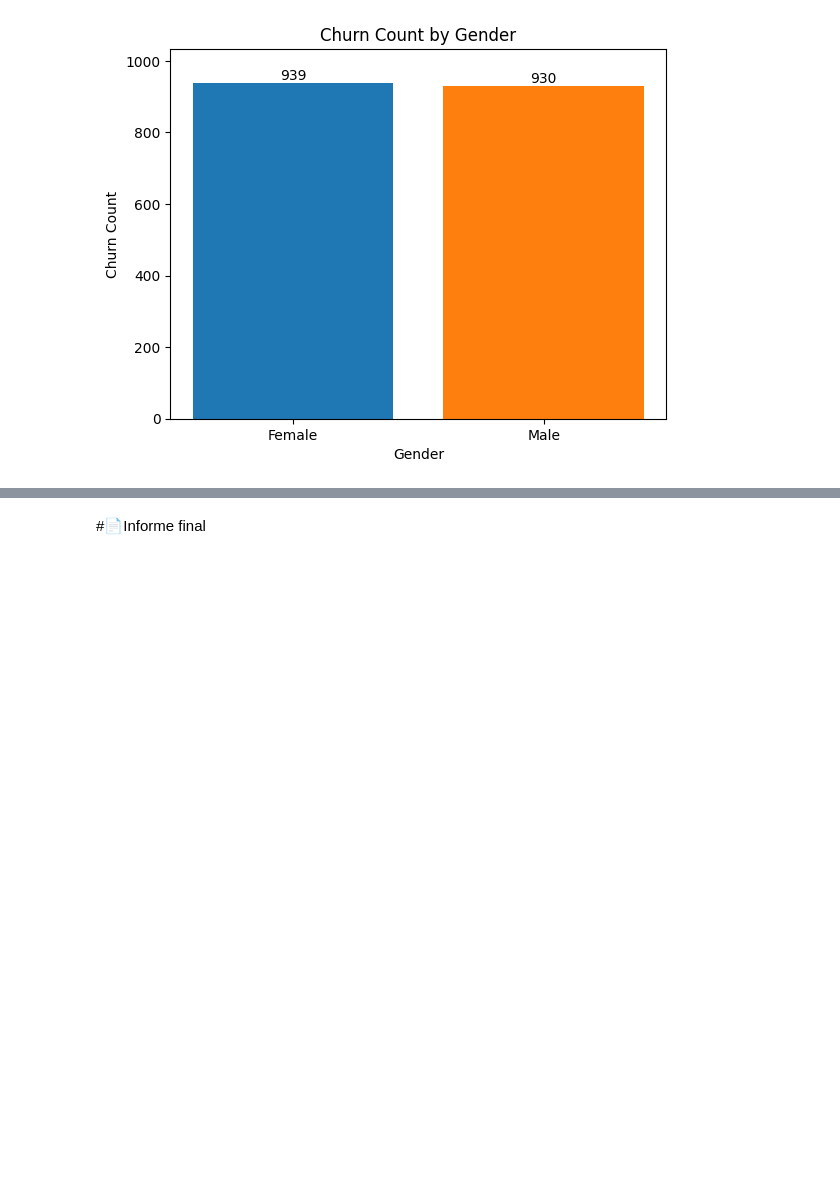
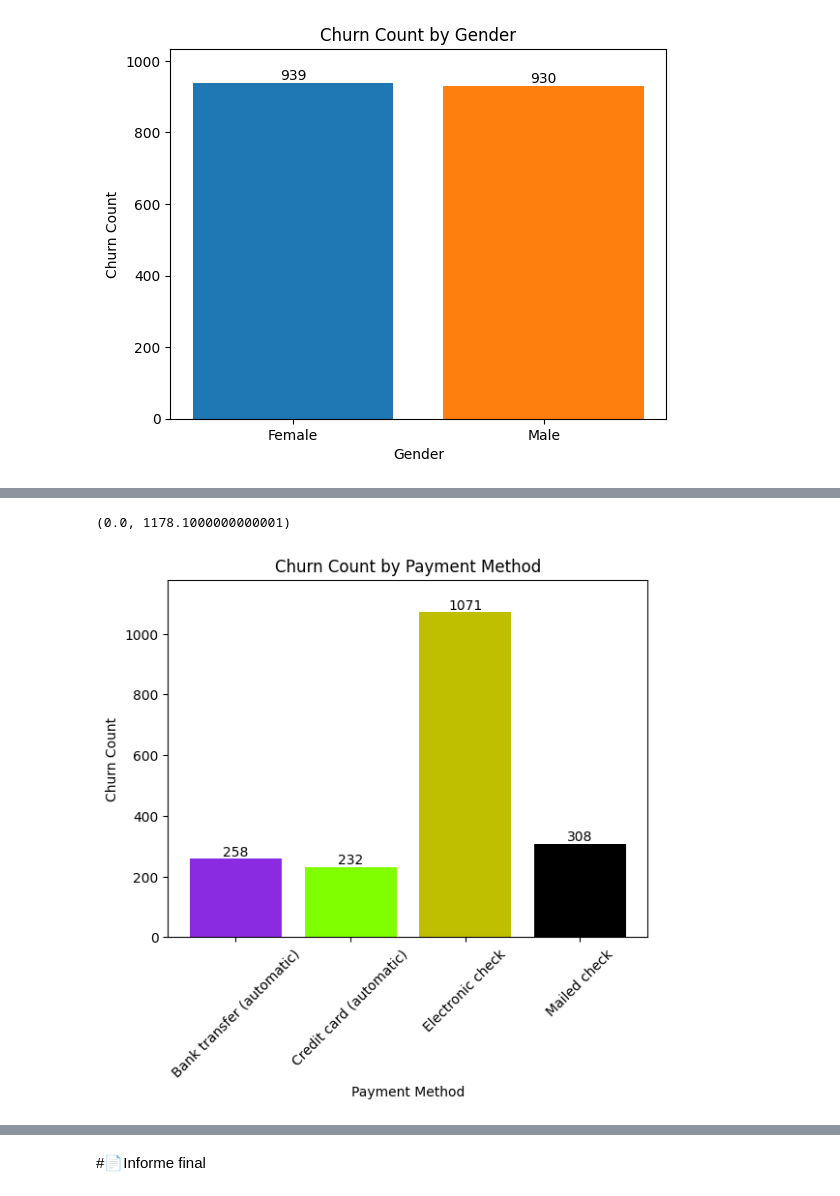
Before and after one commit to betuka1007/Ventas-de-cliente-Alura, a Jupyter notebook: TelecomX_LATAM.ipynb, the cells around one changed output, grey strips where cells are left out. Saved outputs shown, nothing was run; the diff lists cells and outputs as text; code cells hidden in the pictures; blank space fills up the shorter version.

```diff
--- a/TelecomX_LATAM.ipynb
+++ b/TelecomX_LATAM.ipynb
@@ -493,0 +528,22 @@ plt.show()
+# %%
+churn_payment_method = pd_telecomm[pd_telecomm['Churn'] == 'Yes'].groupby(['PaymentMethod'])['Churn'].count()
+# %%
+plt.bar(churn_payment_method.index, churn_payment_method.values,
+        color=['#8A2BE2', '#7FFF00', '#BFBF00', '#000000'])
+
+# Agregar los valores numéricos encima de cada barra
+for index, value in enumerate(churn_payment_method.values):
+    plt.text(index, value + 0.5,  # Posición del texto (x, y)
+             str(value),          # Texto a mostrar (convertimos el valor a string)
+             ha='center',         # Alineación horizontal centrada
+             va='bottom')         # Alineación vertical en la parte inferior
+
+# Personalización adicional
+plt.xlabel('Payment Method')
+plt.ylabel('Churn Count')
+plt.xticks(rotation=45)
+plt.title('Churn Count by Payment Method')
+plt.ylim(0, max(churn_payment_method.values) * 1.1)  # Ajustar el límite superior del eje Y
+# %% [output]
+(0.0, 1178.1000000000001)
+[figure, added]
```
Also changed, not shown: parts of 24 cells of this notebook.
